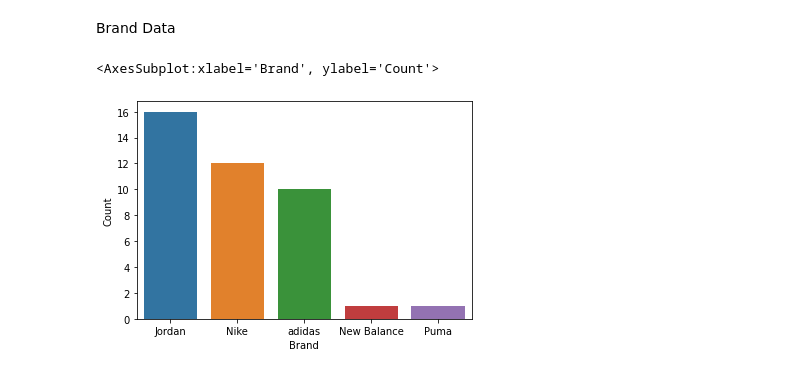
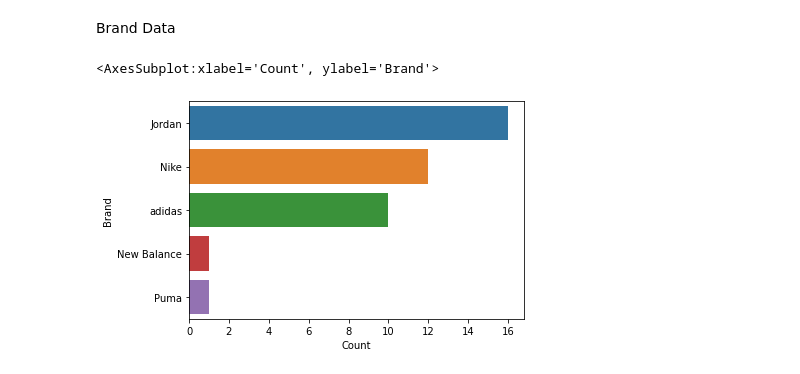
Before and after one commit to raymondtharris/poppin, a Jupyter notebook: poppin.ipynb, the cells around one changed output. Drawn from its saved outputs; the diff is of its cells as text; code cells hidden in the pictures.

Commit message:
Model Count visualization initially implemented. Need to Style.

```diff
--- a/poppin.ipynb
+++ b/poppin.ipynb
@@ -78,17 +78,17 @@ Brand Data
 # %%
 
 temp = mostpopular40['Sneaker'].str.split(' ', n=1, expand=True)
 
 brands =temp[0].unique()
 
 branddata = pd.DataFrame()
 for brand in brands:
     newbrand = pd.DataFrame({'Brand': brand, 'Count': np.count_nonzero(temp[0]==brand)}, index=[0])
     branddata = pd.concat([branddata, newbrand], ignore_index=True)
 branddata['Brand'] = np.where(branddata['Brand']=='New', 'New Balance', branddata['Brand'])
 branddata = branddata.sort_values(by=['Count'], ascending=False)
+
+sns.barplot(y=branddata['Brand'], x=branddata['Count'])
+# %% [output]
+<AxesSubplot:xlabel='Count', ylabel='Brand'>
+[figure, added]
-# %%
-sns.barplot(x=branddata['Brand'], y=branddata['Count'])
-# %% [output]
-<AxesSubplot:xlabel='Brand', ylabel='Count'>
-[figure, removed]
```
Also changed, not shown: parts of 2 cells of this notebook.
